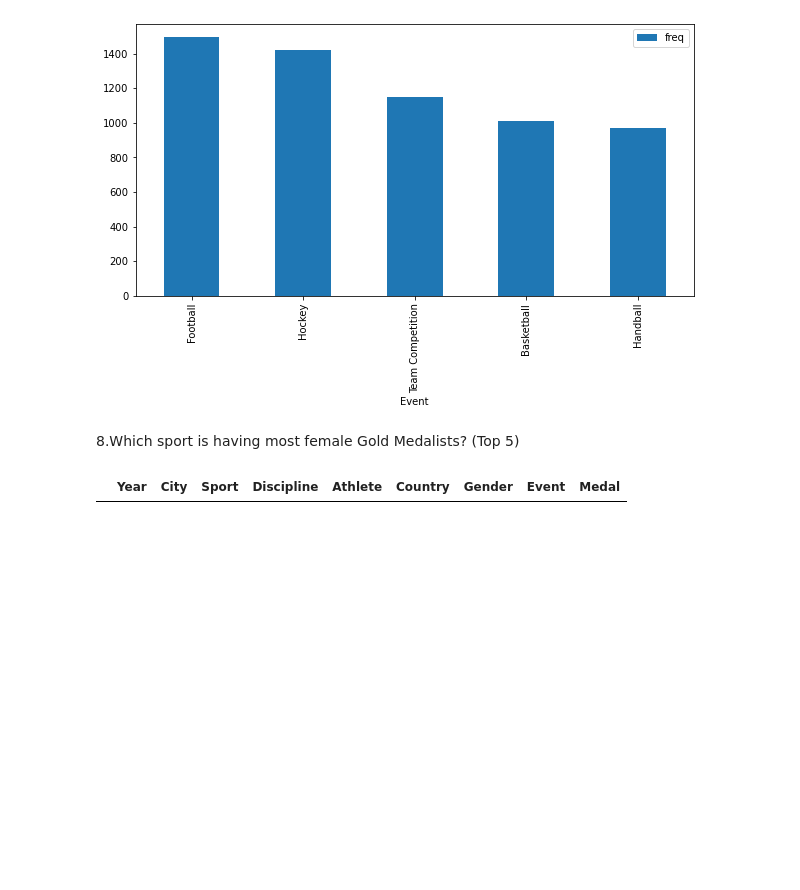
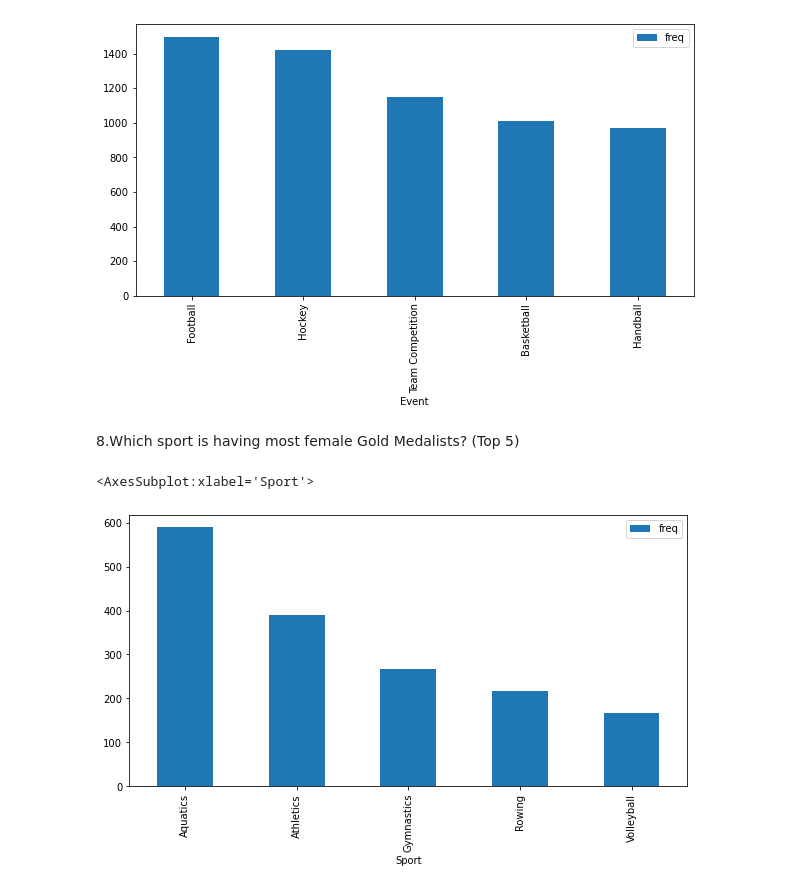
Before and after one commit to AliAsger27/Summer-Olympics, a Jupyter notebook: Summer Olympics.ipynb, the cells around one changed output. Drawn from its saved outputs; the diff is of its cells as text; code cells hidden in the pictures; blank space fills up the shorter version.

```diff
--- a/Summer Olympics.ipynb
+++ b/Summer Olympics.ipynb
@@ -154,8 +154,14 @@ pd.DataFrame(data,columns = ['Event','freq']).sort_values(by='freq', ascending=F
 # %% [markdown]
 8.Which sport is having most female Gold Medalists? (Top 5)
 # %%
-femalegoldMedalists = goldMedals[(goldMedals.Gender == 'WOMEN')]
+femalegoldMedalists = goldMedals[(goldMedals.Gender == 'Women')]
+
+data = []
+
+for Sport in femalegoldMedalists['Sport'].unique():
+    data.append([Sport , len(femalegoldMedalists[femalegoldMedalists['Sport']  == Sport])])
+
+pd.DataFrame(data,columns = ['Sport','freq']).sort_values(by='freq', ascending=False).head().plot(x = 'Sport', y = 'freq', kind = 'bar', figsize = (10,5))
+# %% [output]
+<AxesSubplot:xlabel='Sport'>
+[figure, added]
-# %%
-femalegoldMedalists
-# %% [output]
-|  | Year | City | Sport | Discipline | Athlete | Country | Gender | Event | Medal |
```
